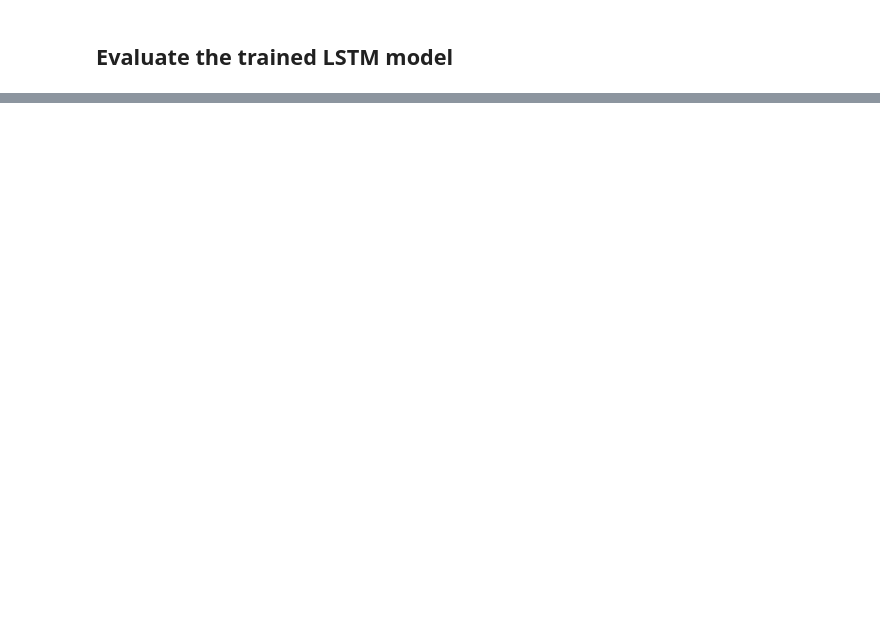
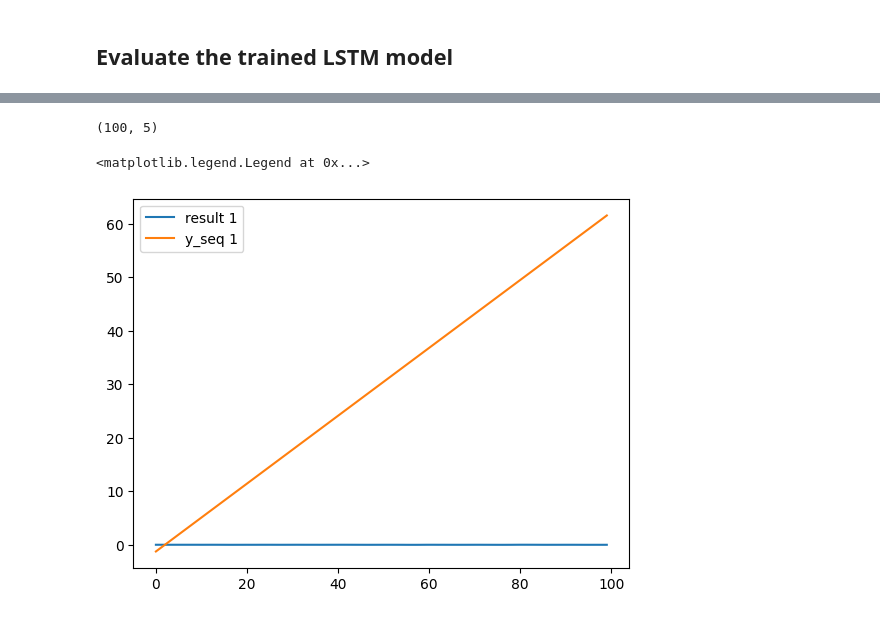
Before and after one commit to Sahara-Sheik/Robotic-Vision, a Jupyter notebook: src/notebooks/LSTM_experiments.ipynb, the cells around one changed output, grey strips where cells are left out. Cells and saved outputs as stored; diff of their text form; code cells hidden in the pictures; blank space fills up the shorter version.

Commit message:
xy prediction with LSTM

```diff
--- a/src/notebooks/LSTM_experiments.ipynb
+++ b/src/notebooks/LSTM_experiments.ipynb
@@ -295,0 +303,13 @@ plt.plot(x_seq[1:100,channel])
+# %%
+# This is the architecture created by chatgpt
+class LSTMXYPredictor(nn.Module):
+    def __init__(self, latent_size, hidden_size, output_size, num_layers):
+        super(LSTMXYPredictor, self).__init__()
+        self.lstm = nn.LSTM(latent_size, hidden_size, num_layers, batch_first=True)
+        self.fc = nn.Linear(hidden_size, output_size)
+
+    def forward(self, x):
+        # x: [batch_size, sequence_length, latent_size]
+        out, _ = self.lstm(x)  # LSTM output shape: [batch_size, sequence_length, hidden_size]
+        out = self.fc(out[:, -1, :])  # Take last time step output and pass through the fully connected layer
+        return out  # Predicted next vector
@@ -295,0 +396,28 @@ plt.plot(x_seq[1:100,channel])
+# %%
+# FIXME: not implemented yet
+
+def model_xy_prediction(model, x_seq, sequence_length, latent_size, output_size):
+    """Model the XY prediction"""
+    start = 0
+    result = np.zeros((sequence_length, output_size))
+    model.eval()
+    with torch.no_grad():
+        for i in range(0, total_length - sequence_length):
+            input_seq = x_seq[start+i : start+ i + sequence_length]
+            input_val = input_seq.unsqueeze(0)
+            val = model(input_val)
+            result = np.append(result, [val.squeeze(0).tolist()], axis=0)
+    return result
+# %%
+# Visualize the step by step prediction
+result = model_xy_prediction(model, x_seq, sequence_length, latent_size, output_size)
+print(result.shape)
+
+channel = 1
+plt.plot(result[0:100,channel], label=f"result {channel}")
+plt.plot(y_seq[0:100,channel], label = f"y_seq {channel}")
+plt.legend()
+# %% [output]
+(100, 5)
+<matplotlib.legend.Legend at 0x...>
+[figure, added]
```
Also changed, not shown: parts of 8 cells of this notebook.
